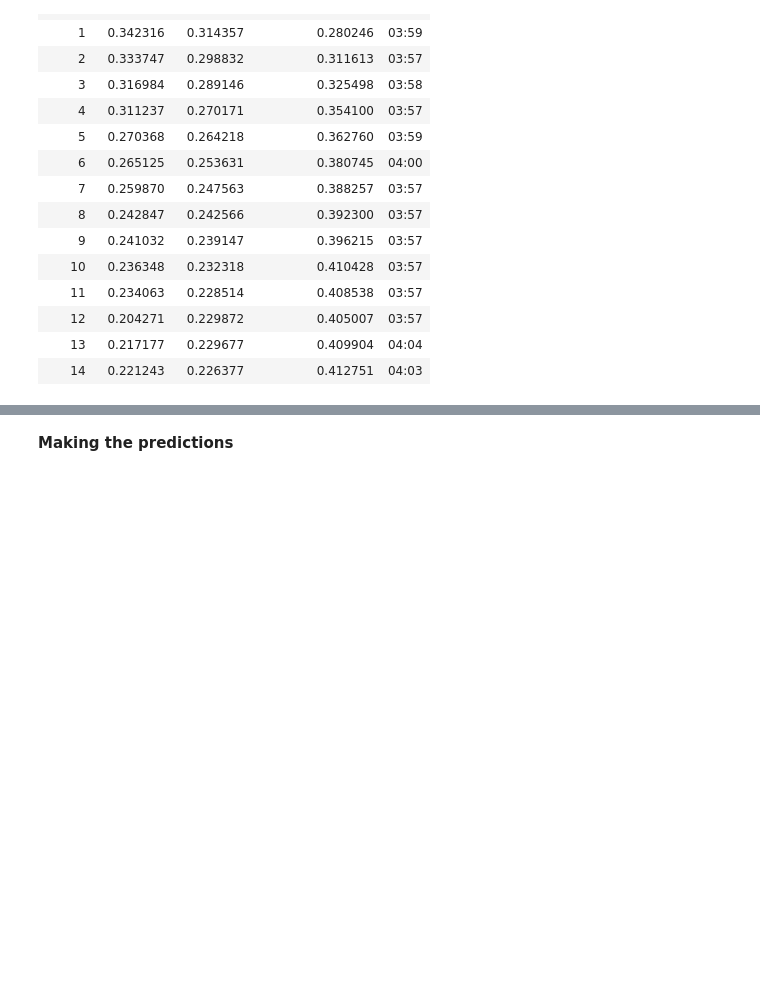
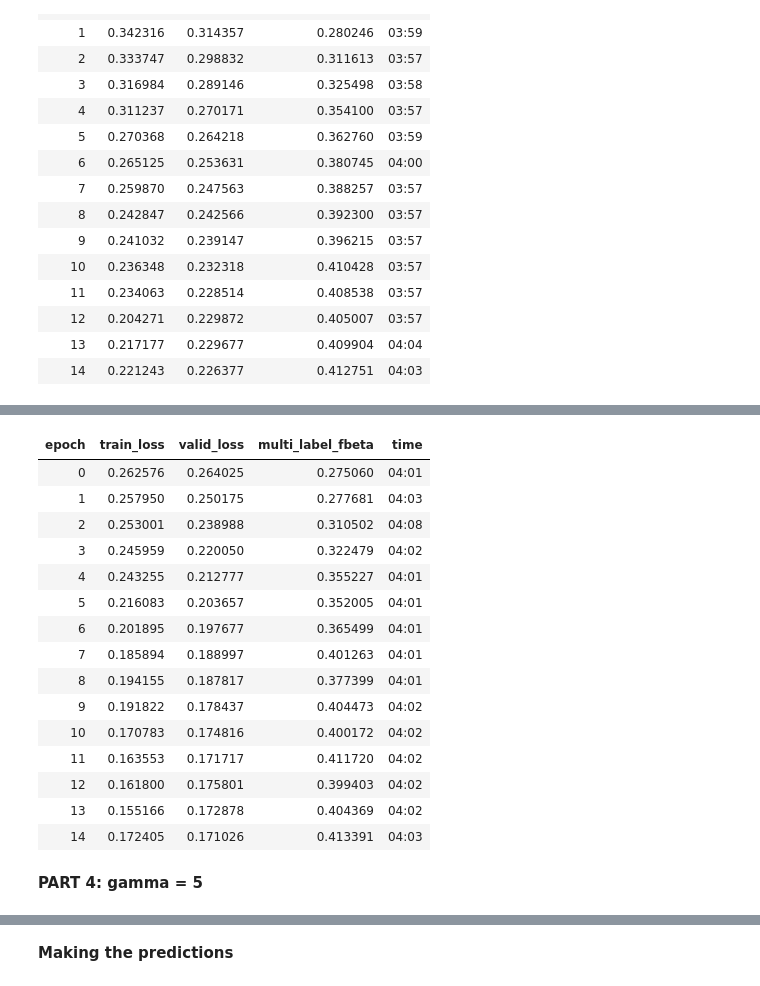
Before and after one commit to AksChougule/kaggle-competitions, a Jupyter notebook: human-protein-atlas/model-v5.ipynb, the cells around one changed output, grey strips where cells are left out. Drawn from its saved outputs; the diff is of its cells as text; code cells hidden in the pictures; blank space fills up the shorter version.

```diff
--- a/human-protein-atlas/model-v5.ipynb
+++ b/human-protein-atlas/model-v5.ipynb
@@ -269,0 +338,21 @@ learn.fit_one_cycle(15, slice(1e-5, lr/5))
+# %%
+learn.fit_one_cycle(15, slice(1e-5, lr/5))
+# %% [output]
+| epoch | train_loss | valid_loss | multi_label_fbeta | time |
+| 0 | 0.262576 | 0.264025 | 0.275060 | 04:01 |
+| 1 | 0.257950 | 0.250175 | 0.277681 | 04:03 |
+| 2 | 0.253001 | 0.238988 | 0.310502 | 04:08 |
+| 3 | 0.245959 | 0.220050 | 0.322479 | 04:02 |
+| 4 | 0.243255 | 0.212777 | 0.355227 | 04:01 |
+| 5 | 0.216083 | 0.203657 | 0.352005 | 04:01 |
+| 6 | 0.201895 | 0.197677 | 0.365499 | 04:01 |
+| 7 | 0.185894 | 0.188997 | 0.401263 | 04:01 |
+| 8 | 0.194155 | 0.187817 | 0.377399 | 04:01 |
+| 9 | 0.191822 | 0.178437 | 0.404473 | 04:02 |
+| 10 | 0.170783 | 0.174816 | 0.400172 | 04:02 |
+| 11 | 0.163553 | 0.171717 | 0.411720 | 04:02 |
+| 12 | 0.161800 | 0.175801 | 0.399403 | 04:02 |
+| 13 | 0.155166 | 0.172878 | 0.404369 | 04:02 |
+| 14 | 0.172405 | 0.171026 | 0.413391 | 04:03 |
+# %% [markdown]
+__PART 4: gamma = 5__
```
Also changed, not shown: parts of 15 cells of this notebook.
